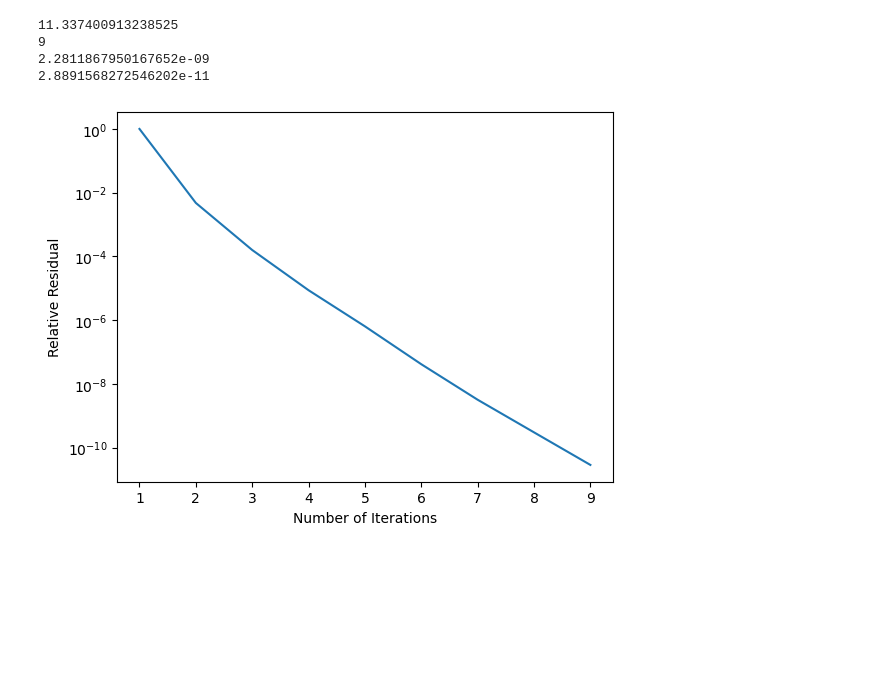
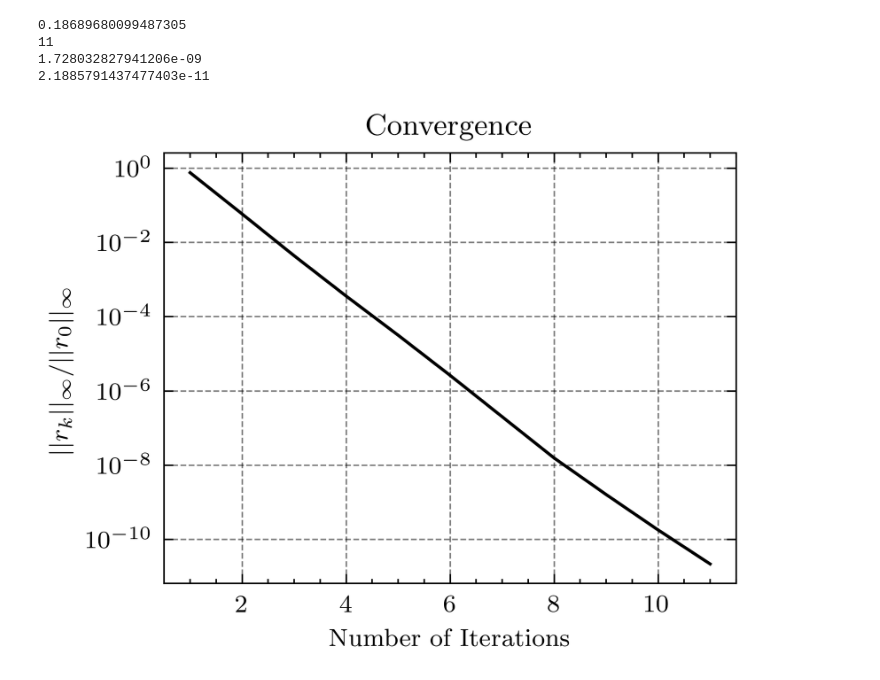
Before and after one commit to samarbahman/FastIterativeSolvers, a Jupyter notebook: multiGrid.ipynb, the cells around one changed output. Drawn from its saved outputs; the diff is of its cells as text; code cells hidden in the pictures; blank space fills up the shorter version.

Commit message:
Updating Python Figures

```diff
--- a/multiGrid.ipynb
+++ b/multiGrid.ipynb
@@ -2,6 +2,8 @@
 # Importing Libraries
 import numpy as np
 import matplotlib.pyplot as plot
+import scienceplots
+plot.style.use(['science', 'ieee', 'grid'])
 import time
 # %%
 # Defining Functions
@@ -169,7 +171,7 @@ def multiGrid(u_0, f, gamma, nu1, nu2):
     return u_out
 # %%
 # Main Code
-n = 7
+n = 4
 N = 2**n
 h = 1 / N
 x = np.linspace(0, 1, N + 1)
@@ -183,37 +185,40 @@ r_0 = np.abs(np.max(f))
 relConv = []
 r = []
 itnum = 1
 
 start = time.time()
 
 while True:
     u_out = multiGrid(u_0, f, gamma, nu1, nu2)
     r_inf = resInfNorm(residual(u_0, f))
     r.append(r_inf)
     u_0 = u_out
     if itnum > 0:
         relRes = r_inf / r_0
         relConv.append(relRes)
         if relRes < 1e-10:
             break
     itnum+=1
 
 end = time.time()
 print(end - start)
 
-
 print(itnum)
 print(r[-1])
 print(relConv[-1])
 
+# Plotting the figure
 iterations = np.arange(1,itnum+1,1)
+fig = plot.figure()
 plot.semilogy(iterations,relConv)
+plot.title('Convergence')
 plot.xlabel('Number of Iterations')
-plot.ylabel('Relative Residual')
+plot.ylabel(r'$||r_{k}||_{\infty} / ||r_{0}||_{\infty}$')
+plot.grid('minor')
 plot.show()
 # %% [output]
-11.337400913238525
-9
-2.2811867950167652e-09
-2.8891568272546202e-11
+0.18689680099487305
+11
+1.728032827941206e-09
+2.1885791437477403e-11
-[figure, old version]
+[figure, new version]
```
Also changed, not shown: 1 other file.
